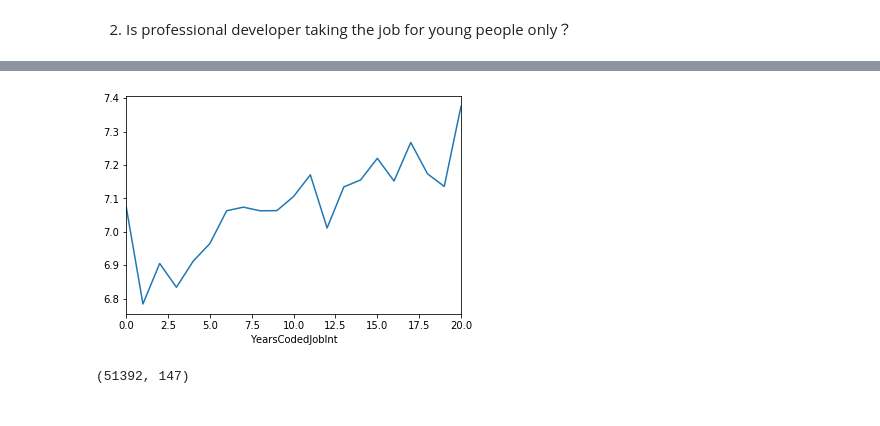
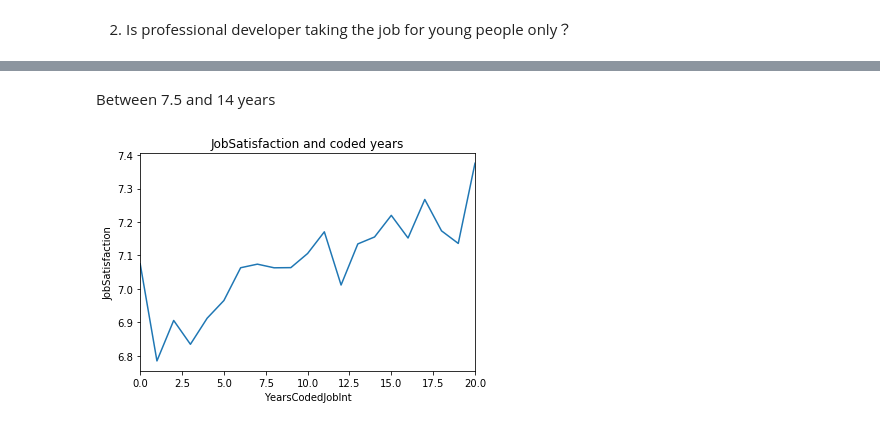
Before and after one commit to yycncom/stackoverflowAnalysis, a Jupyter notebook: stackflowAnalysis.ipynb, the cells around one changed output, grey strips where cells are left out. Saved outputs shown, nothing was run; the diff lists cells and outputs as text; code cells hidden in the pictures.

```diff
--- a/stackflowAnalysis.ipynb
+++ b/stackflowAnalysis.ipynb
@@ -113,8 +184,6 @@ df_proDevel['CareerSatisfaction'].groupby(df_proDevel['YearsCodedJobInt']).mean(
+# %% [markdown]
+Between 7.5 and 14 years
 # %%
-df_proDevel['JobSatisfaction'].groupby(df_proDevel['YearsCodedJobInt']).mean().plot();
+df_proDevel['JobSatisfaction'].groupby(df_proDevel['YearsCodedJobInt']).mean().plot(title='JobSatisfaction and coded years').set_ylabel('JobSatisfaction');
 # %% [output]
-[figure, old version]
+[figure, new version]
-# %%
-df_public.select_dtypes(include=['object']).shape
-# %% [output]
-(51392, 147)
```
Also changed, not shown: parts of 33 cells of this notebook.
